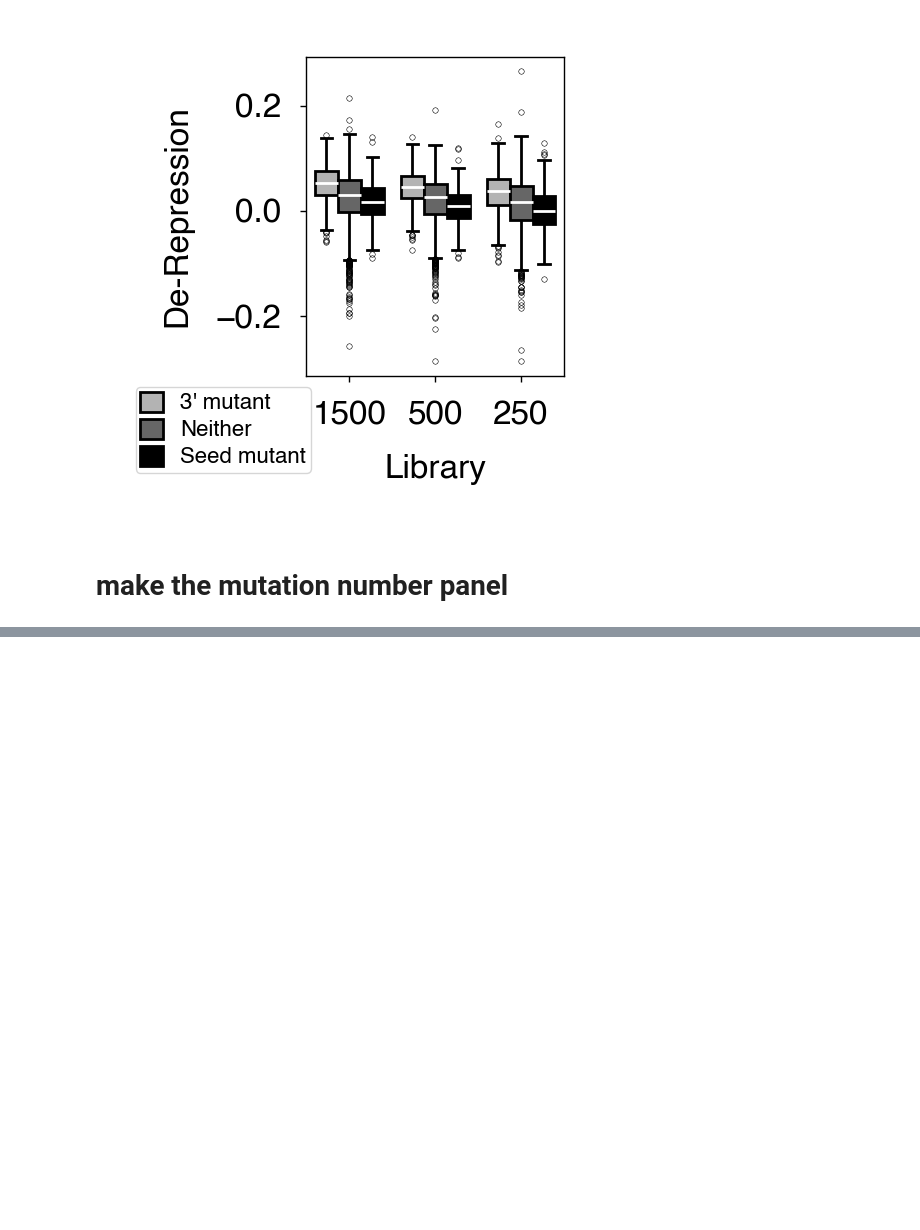
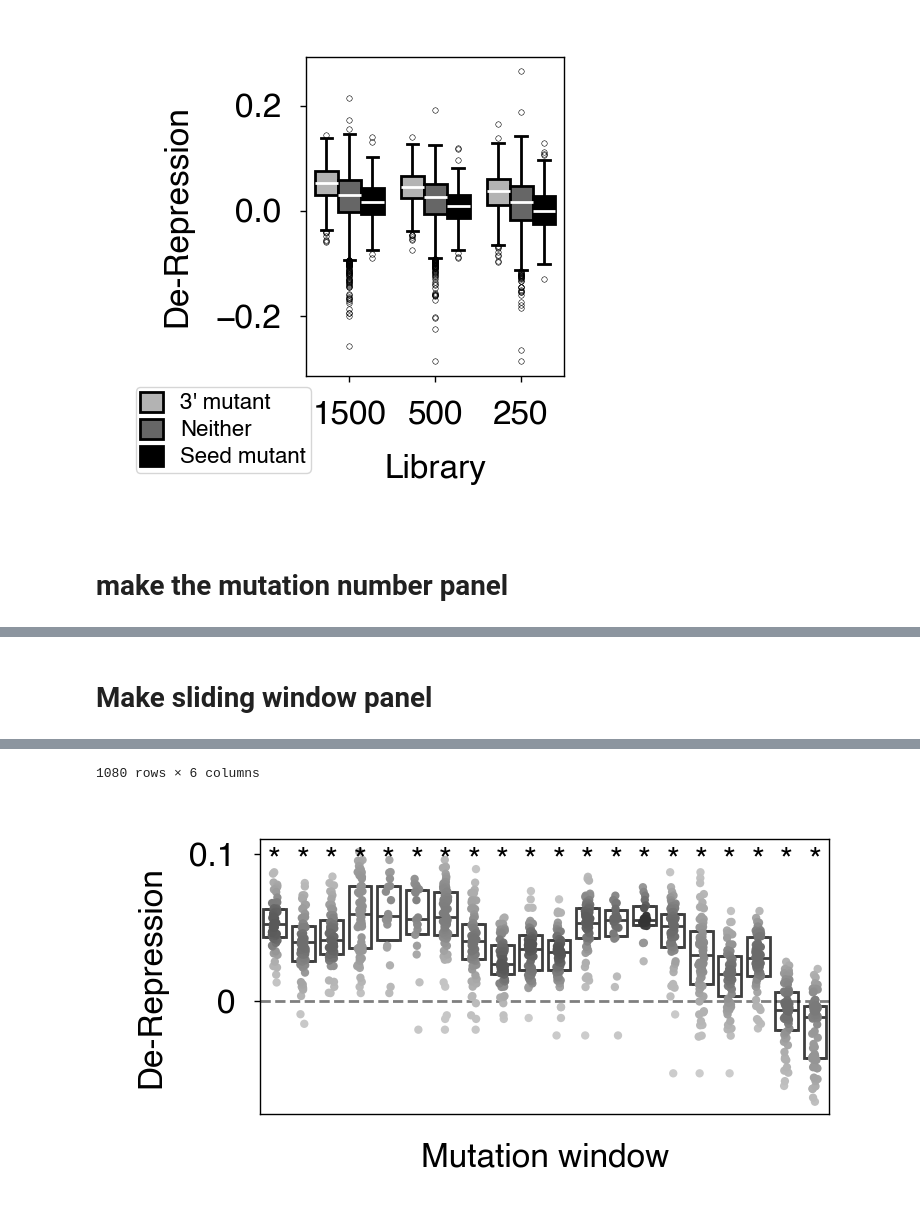
Before and after one commit to jackdesmarais/TRf_transposon_silencing_MPRA, a Jupyter notebook: graphing_notebooks/make_figure_panels.ipynb, the cells around one changed output, grey strips where cells are left out. Saved outputs shown, nothing was run; the diff lists cells and outputs as text; code cells hidden in the pictures; blank space fills up the shorter version.

Commit message:
make the sliding window panel

```diff
--- a/graphing_notebooks/make_figure_panels.ipynb
+++ b/graphing_notebooks/make_figure_panels.ipynb
@@ -564,0 +565,70 @@ OG
+# %% [markdown]
+# Make sliding window panel
+# %%
+def def_window_muts(x, window=3):
+    mut_pos = pd.Series(np.array(list(x))!=np.array(list(wts[comp])))[::-1]
+    window_mask = mut_pos.rolling(window=window, center=True, min_periods=1).apply(lambda x: x.any()).astype(bool)
+
+    out_mask = np.ones(len(mut_pos), dtype=bool)
+    out_mask[:] = True
+    for i in range(len(mut_pos)):
+        if mut_pos.iloc[i]:
+            out_mask[:max(0,i-(window//2))]= False
+            out_mask[min(len(mut_pos),i+(window//2)+1):]= False
+    mask = window_mask&out_mask
+    pos = np.where(window_mask&out_mask)[0]
+    return(pos)
+
+col = 'RNA1500'
+
+windows = lib.fitness_frame['sequence'].apply(def_window_muts).rename('Windows').reset_index().rename(columns={'index':'Sequence_idx'}).reset_index()
+
+cut = lib.fitness_frame.T[(lib.fitness_frame.columns.str.endswith(col))|(lib.fitness_frame.columns=='sequence')].T
+cut = cut.set_index(['sequence',cut.index]).stack().to_frame().reset_index().rename(columns={
+    'level_1':'Sequence_idx',
+    'level_2':'Replicate',
+    0:'log$_{10}$(RNA/DNA)',
+    })
+cut['Replicate'] = cut['Replicate'].str[len(lib.fitness_measure)+1:]
+cut['Pool'] = cut['Replicate'].str.split('_').str[0]
+cut = cut.drop(columns=['Replicate'])
+cut = cut.set_index(['sequence','Sequence_idx','Pool']).unstack('Pool') - cut.set_index(['sequence','Sequence_idx', 'Pool']).unstack('Pool').loc[wts['Josh_match']].values
+cut = cut.mean(axis=1).rename('log$_{10}$(RNA/DNA)').to_frame().reset_index()
+cut = pd.merge(right=cut,
+         left=windows,
+          right_on='Sequence_idx', left_on='Sequence_idx')
+
+cut = cut.explode('Windows')
+cut=cut.rename(columns={'Windows':'Window'})
+cut=cut[~cut['Window'].isna()]
+cut=cut.rename(columns={col:'log$_{10}$(RNA/DNA)'})
+cut = cut.reset_index().drop(columns='index')
+cut['density'] = cut.groupby('Window', group_keys=False)['log$_{10}$(RNA/DNA)'].apply(make_density)
+cut = cut.sort_values('density')
+cut= cut[(cut.Window!=0)&(cut.Window!=21)]
+display(cut)
+
+rc_alt_size = rc_defaults.copy()
+rc_alt_size["figure.figsize"] = (1.8,0.87)
+with rc_context(rc_alt_size):
+    shift = 0.2
+    fig, ax = plt.subplots(nrows=1,ncols=1, gridspec_kw=dict(left=shift,right=0.99,top=0.99,bottom=shift))
+
+    sns.boxplot(data=cut, y='log$_{10}$(RNA/DNA)', x = 'Window', boxprops=dict(fill=None),showfliers=False,whis=0,capwidths=0.6, linewidth=0.5,
+                ax=ax)
+    sns.stripplot(data=cut, y='log$_{10}$(RNA/DNA)', x = 'Window', size=1.5, hue='density',legend=False, palette=grey_cmap,#palette="crest",
+                    ax=ax)
+    plt.sca(ax)
+    plt.axhline(0, c='k', alpha=0.5, linestyle='--')
+    for sig in stats_df[stats_df.ttest_Sig].index:
+        plt.annotate('*',(sig-1,0.095), ha='center',va='center')
+
+
+    ax.invert_xaxis()
+    ax.set_xticks([])
+    ax.set_yticks([0,0.1],[0,0.1])
+    ax.set_ylabel(f'De-Repression')
+    ax.set_xlabel('Mutation window')
+    plt.savefig(f'../figure_panels/main/Mutation_window_panel_full_box.pdf', dpi=600)
+    plt.show()
+# %% [output]
@@ -564,0 +647,2 @@ OG
+1080 rows × 6 columns
+[figure, added]
```
Also changed, not shown: parts of 2 cells of this notebook.
